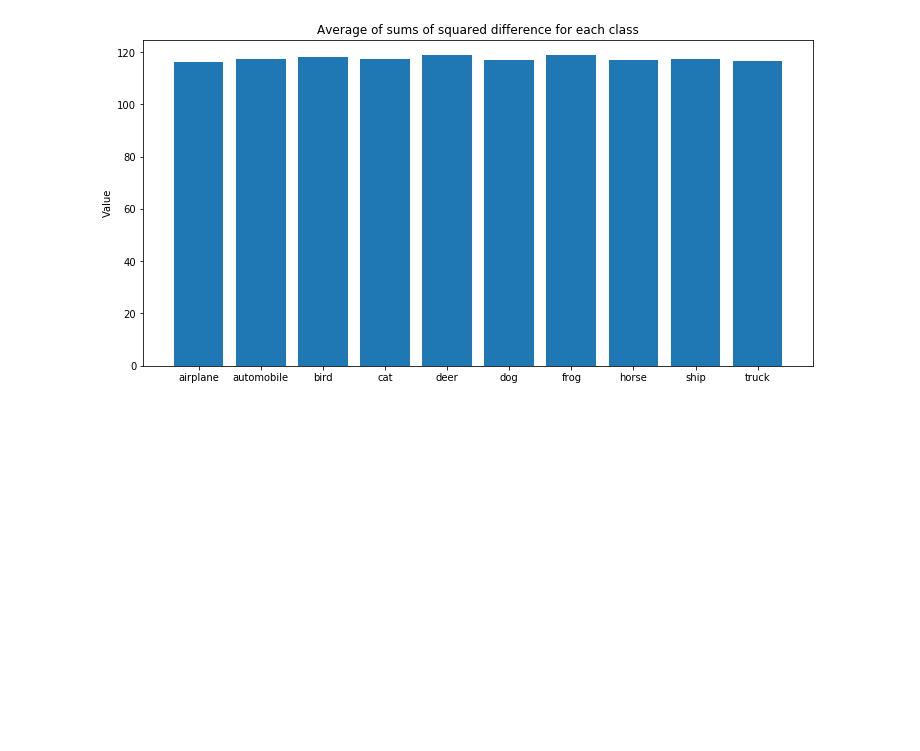
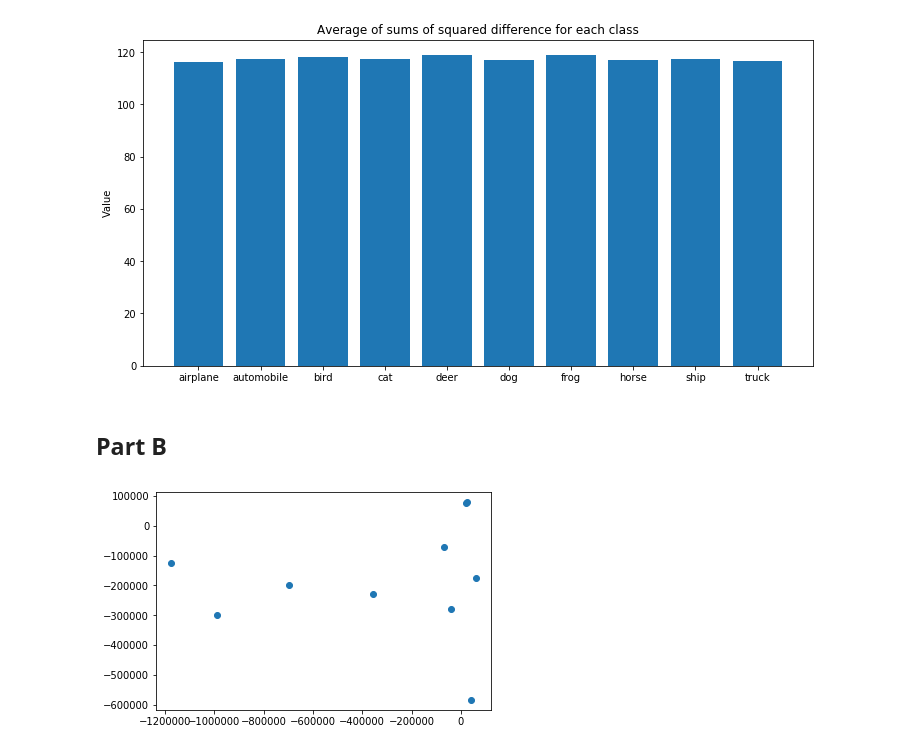
Before and after one commit to edgar971/cs-498-advanced-machine-learning, a Jupyter notebook: assignments/4-more-principal-component-analysis/assignment.ipynb, the cells around one changed output. Saved outputs shown, nothing was run; the diff lists cells and outputs as text; code cells hidden in the pictures; blank space fills up the shorter version.

Commit message:
Complete Part B

```diff
--- a/assignments/4-more-principal-component-analysis/assignment.ipynb
+++ b/assignments/4-more-principal-component-analysis/assignment.ipynb
@@ -157,3 +157,38 @@ plt.title('Average of sums of squared difference for each class')
 plt.show()
 # %% [output]
 [figure]
+# %% [markdown]
+## Part B
+# %%
+def calculateDistance(mean_images):
+    distance = np.zeros((10,10))
+    length = len(mean_images)
+
+    for i in range(length):
+        for j in range(length):
+            a = mean_images[i].reshape(1,-1)
+            b = mean_images[j].reshape(1,-1)
+            distance[i,j] = np.square(euclidean_distances(a, b))
+    return distance
+# %%
+def calculateMDS(distance_matrix):
+    length = len(mean_images)
+    A = np.identity(length)-1/length*np.ones((length,length))
+    W = np.matmul(np.square(-1/2 * np.matmul(A, distance_matrix)), A.T)
+    eigenvalue, eigenvector = linalg.eig(W)
+    idx = eigenvalue.argsort()[::-1]
+    eigenvalue = eigenvalue[idx]
+    eigenvector = eigenvector[:,idx]
+    top_s = eigenvector[:,:2]
+    block_s = [[np.sqrt(eigenvalue[0]),0],[0,np.sqrt(eigenvalue[1])]]
+    Y = np.matmul(top_s, block_s)
+    return Y
+# %%
+distance_matrix = calculateDistance(mean_images)
+# %%
+mds = calculateMDS(distance_matrix)
+# %%
+plt.scatter(mds[:,0], mds[:,1])
+plt.show()
+# %% [output]
+[figure, added]
```
Also changed, not shown: parts of 1 cell of this notebook.
